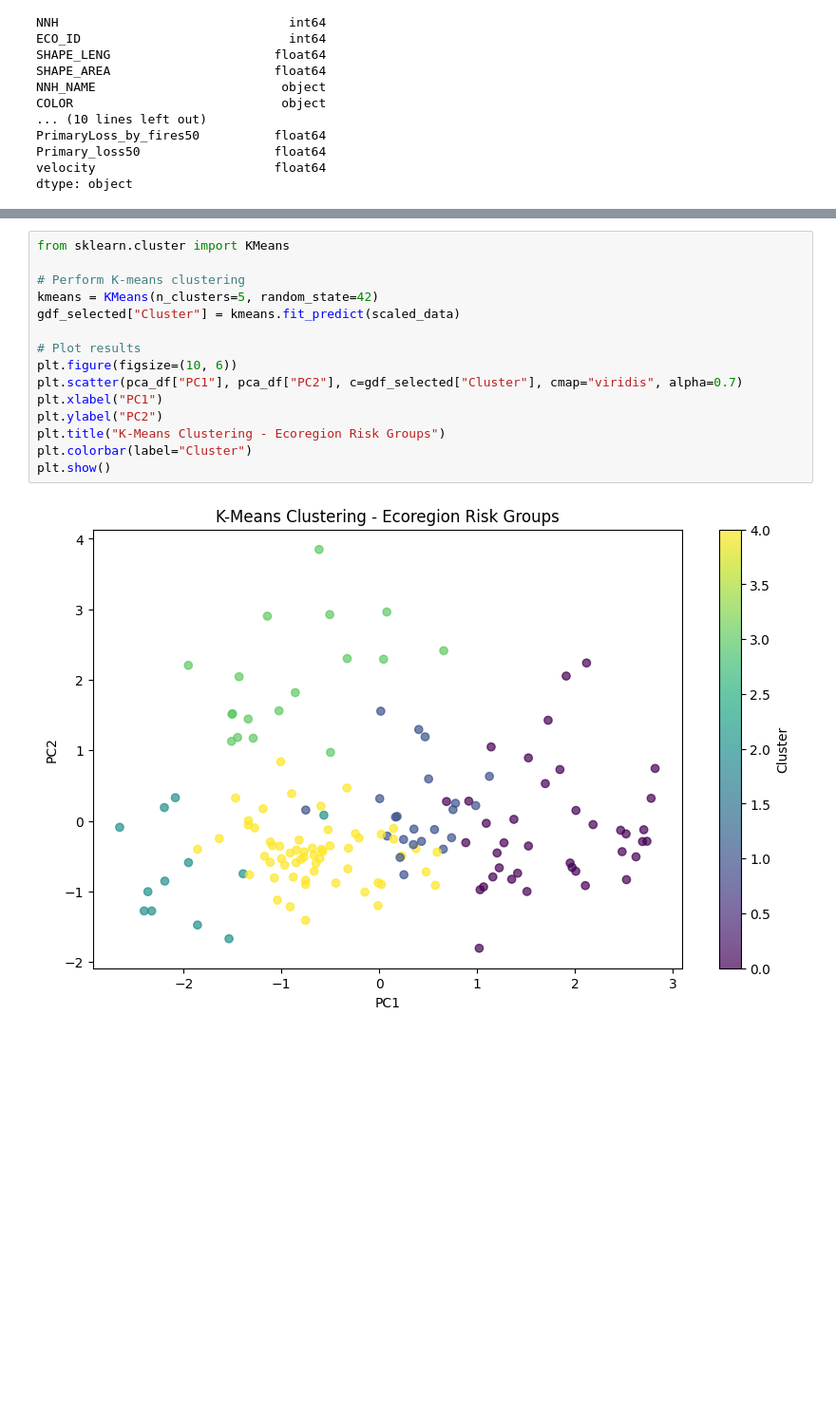
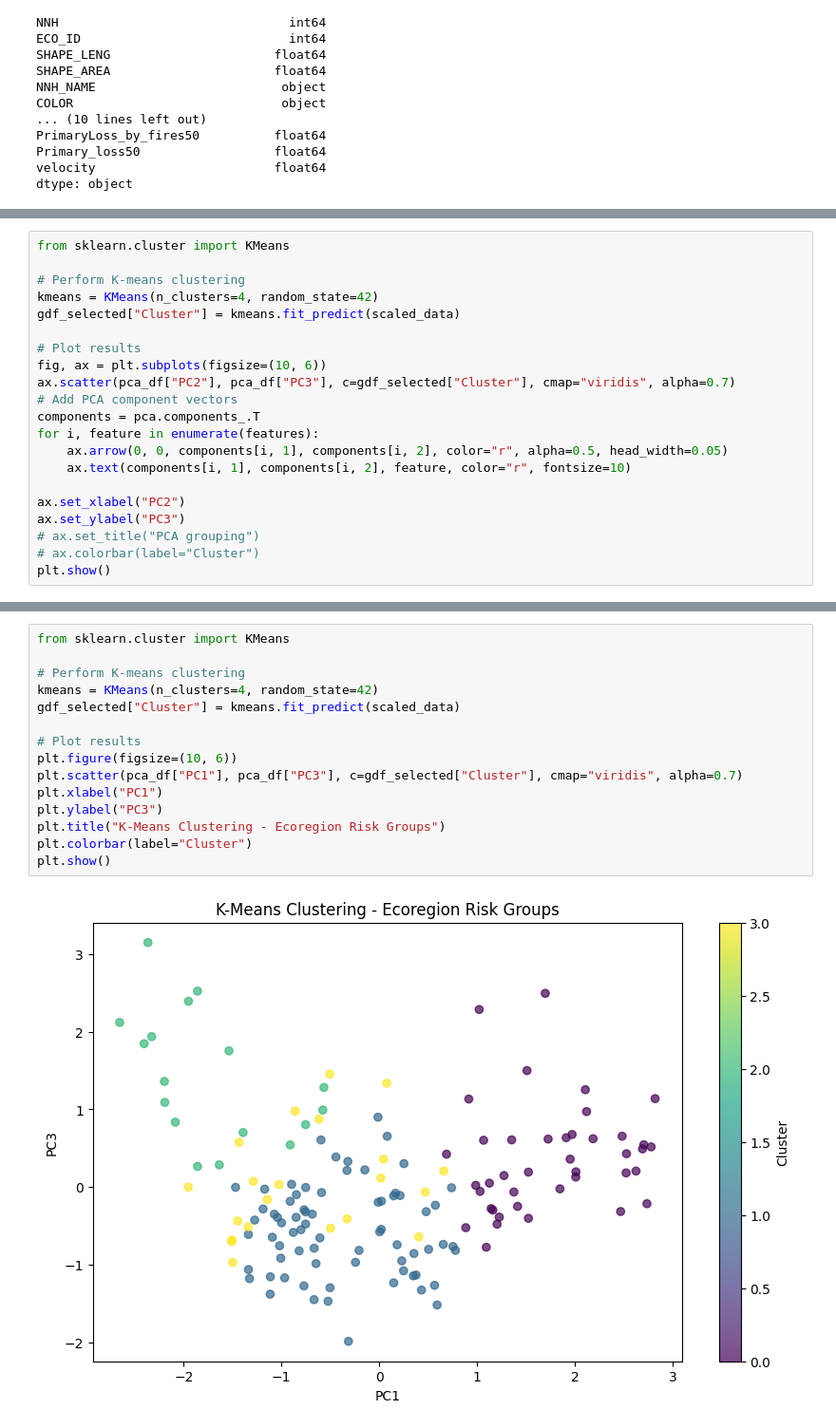
Before and after one commit to andresFdo10/exposure_biomes, a Jupyter notebook: essay.ipynb, the cells around one changed output, grey strips where cells are left out. Shown at 95% size. Cells and saved outputs as stored; diff of their text form; blank space fills up the shorter version.

```diff
--- a/essay.ipynb
+++ b/essay.ipynb
@@ -283,0 +401,21 @@ plt.show()
+# %%
+from sklearn.cluster import KMeans
+
+# Perform K-means clustering
+kmeans = KMeans(n_clusters=4, random_state=42)
+gdf_selected["Cluster"] = kmeans.fit_predict(scaled_data)
+
+# Plot results
+fig, ax = plt.subplots(figsize=(10, 6))
+ax.scatter(pca_df["PC2"], pca_df["PC3"], c=gdf_selected["Cluster"], cmap="viridis", alpha=0.7)
+# Add PCA component vectors
+components = pca.components_.T
+for i, feature in enumerate(features):
+    ax.arrow(0, 0, components[i, 1], components[i, 2], color="r", alpha=0.5, head_width=0.05)
+    ax.text(components[i, 1], components[i, 2], feature, color="r", fontsize=10)
+
+ax.set_xlabel("PC2")
+ax.set_ylabel("PC3")
+# ax.set_title("PCA grouping")
+# ax.colorbar(label="Cluster")
+plt.show()
@@ -284,17 +424,17 @@ plt.show()
 # %%
 from sklearn.cluster import KMeans
 
 # Perform K-means clustering
-kmeans = KMeans(n_clusters=5, random_state=42)
+kmeans = KMeans(n_clusters=4, random_state=42)
 gdf_selected["Cluster"] = kmeans.fit_predict(scaled_data)
 
 # Plot results
 plt.figure(figsize=(10, 6))
-plt.scatter(pca_df["PC1"], pca_df["PC2"], c=gdf_selected["Cluster"], cmap="viridis", alpha=0.7)
+plt.scatter(pca_df["PC1"], pca_df["PC3"], c=gdf_selected["Cluster"], cmap="viridis", alpha=0.7)
 plt.xlabel("PC1")
-plt.ylabel("PC2")
+plt.ylabel("PC3")
 plt.title("K-Means Clustering - Ecoregion Risk Groups")
 plt.colorbar(label="Cluster")
 plt.show()
 # %% [output]
-[figure, old version]
+[figure, new version]
```
Also changed, not shown: parts of 7 cells of this notebook, 7 other files.
